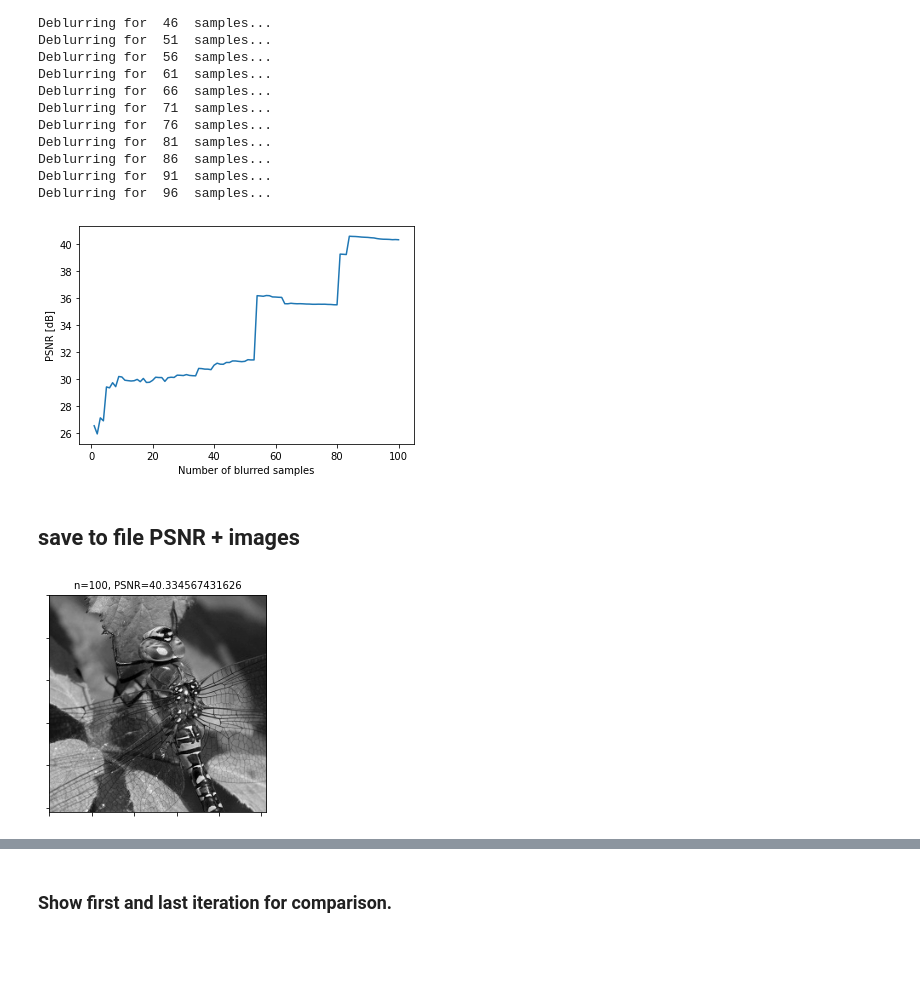
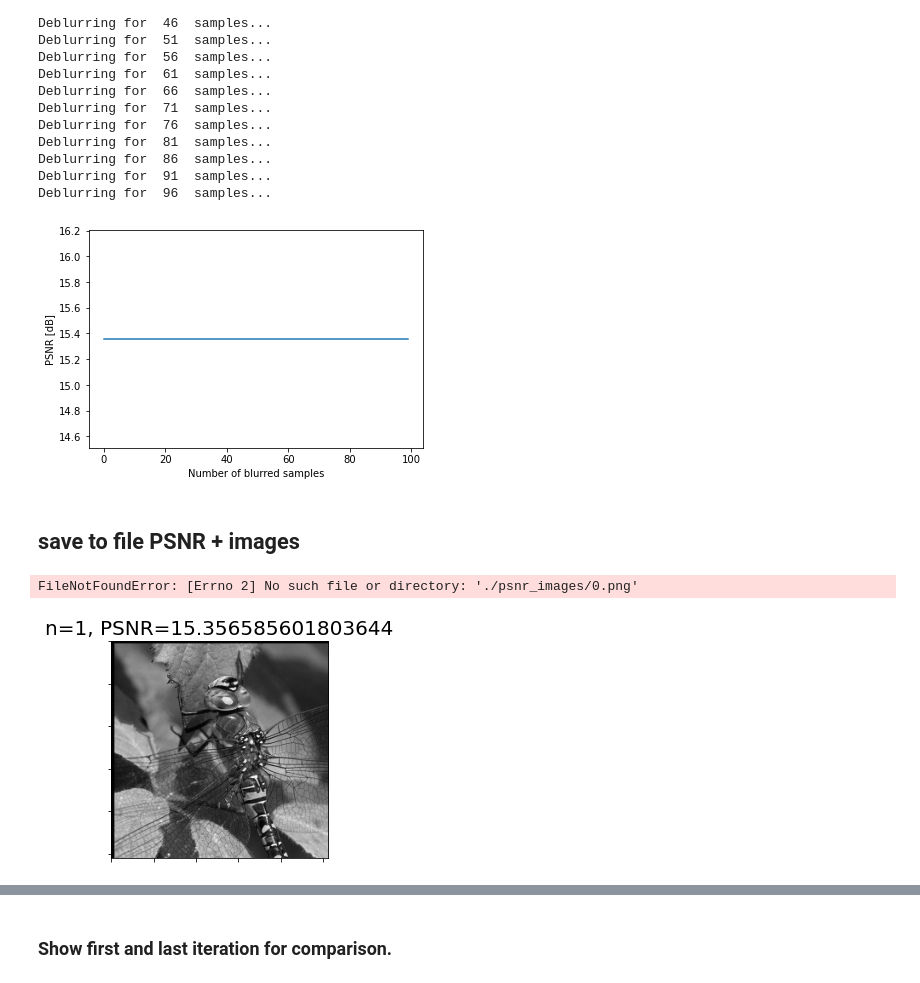
Before and after one commit to kfirgirstein/DIP_HW_cs236860, a Jupyter notebook: hw1/HW1_wet.ipynb, the cells around one changed output, grey strips where cells are left out. Cells and saved outputs as stored; diff of their text form; code cells hidden in the pictures; blank space fills up the shorter version.

```diff
--- a/hw1/HW1_wet.ipynb
+++ b/hw1/HW1_wet.ipynb
@@ -33,0 +27,2 @@ blurController.plot_blured_batch(5)
+# %%
+blurController = Blur.Blur(trajactoryController,image)
@@ -34,6 +33,6 @@ blurController.plot_blured_batch(5)
 # %%
-unblurController = UnBlur.Blurr_Fixer(blurController.get_blurred_images(),p=10,ifft_scale=995,
+unblurController = UnBlur.Blurr_Fixer(blurController.get_blurred_images(),power=10,ifft_scale=995,
                                original_size=256, margin=6)
-fixed = unblurController.fix_blurr()
-unblurController.show_Fixed(ORIGINAL_IMAGE_PATH)
+fixed = unblurController.unblur_images()
+unblurController.show_unblur_image(image)
 # %% [output]
@@ -46,17 +40,13 @@ fixed_images = list()
+# %%
+print_every = 5
+num_samples = [i for i in range(100)]
 # %%
-for index_len in range(1,101,1):
-        if index_len % print_every == 1:
-            print("Deblurring for ",index_len," samples...")
-        num_samples.append(index_len)
-        blur_applier = Blur.Blur(index_len,trajactoryController)
-        blur_applier.generate_PSFs()
-        blur_applier.apply_blur(image)
-
-        blurred_images = blur_applier.get_blurred_images()
-
-        blur_fixer = UnBlur.Blurr_Fixer(blurred_images, p=10,ifft_scale=995,
-                               original_size=256, margin=6)
-        fixed = blur_fixer.fix_blurr()
+PSNR_results = []
+fixed_images = []
+for sample in num_samples:
+        if sample % print_every == 1:
+            print("Deblurring for ",sample," samples...")
+        fixed = unblurController.unblur_images()
         fixed_images.append(fixed)
         my_calc = PSNR.PSNR_calculator(image.get_image(), fixed)
         PSNR_results.append(my_calc.evaluate_PSNR())
@@ -82,26 +72,26 @@ Deblurring for  86  samples...
 Deblurring for  91  samples...
 Deblurring for  96  samples...
 # %%
-plt.plot(num_samples[:100], PSNR_results)
+plt.plot(num_samples, PSNR_results)
 plt.xlabel("Number of blurred samples")
 plt.ylabel("PSNR [dB]")
 plt.savefig("./psnr_graph.png")
 plt.show()
 # %% [output]
-[figure, old version]
+[figure, new version]
 # %% [markdown]
 ## save to file PSNR + images
 # %%
 for i in range(len(fixed_images)):
     cropped = fixed_images[i]
     plt.imshow(cropped, cmap='gray')
-    k = i+1
-    plt.title("n={0}, PSNR={1}".format(k,PSNR_results[i]), fontsize=10)
+    plt.title("n={0}, PSNR={1}".format(i+1,PSNR_results[i]), fontsize=20)
     plt.tick_params(labelbottom=False)
     plt.tick_params(labelleft=False)
     plt.savefig( "./psnr_images/" + str(i) + '.png')
 # %% [output]
+FileNotFoundError: [Errno 2] No such file or directory: './psnr_images/0.png'
-[figure, old version]
+[figure, new version]
 # %%
 for i in range(len(fixed_images)):
     plt.subplot(10, 10, i+1)
```
Also changed, not shown: parts of 7 cells of this notebook, 4 other files.
